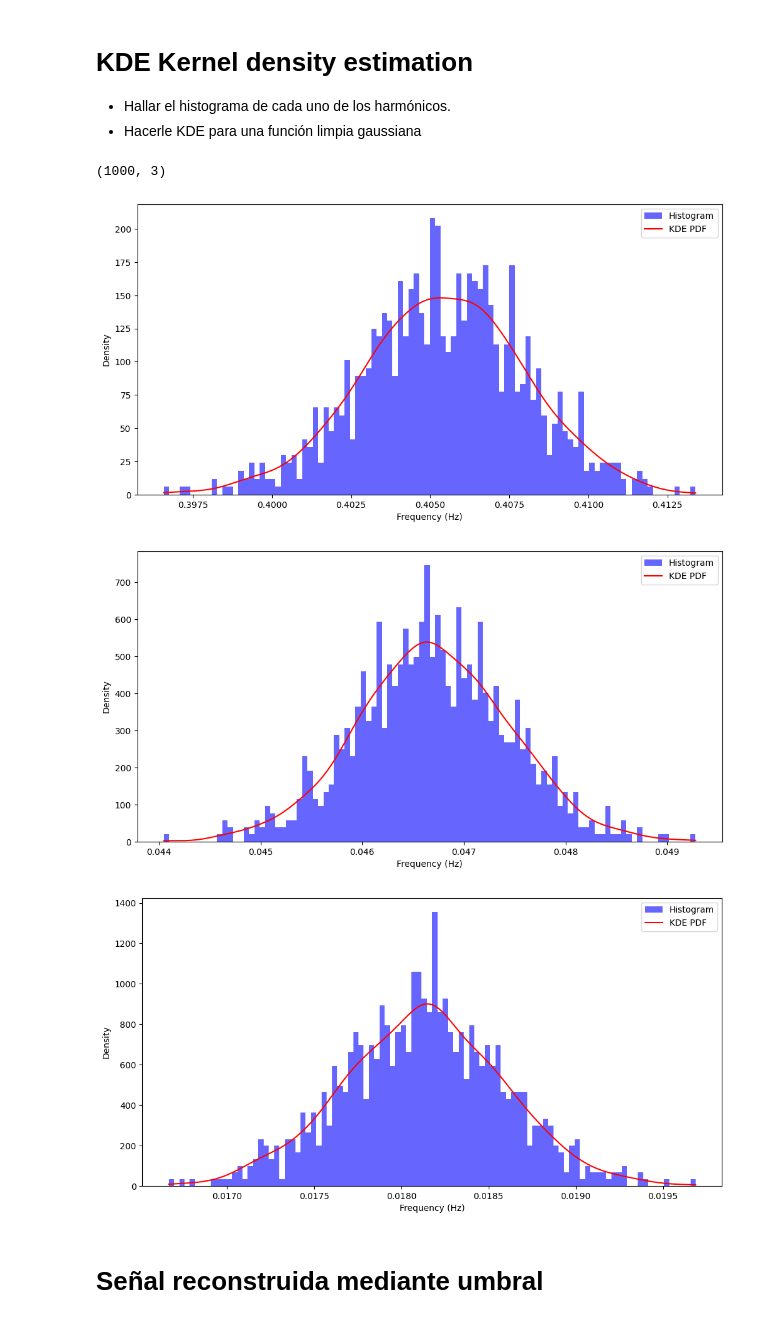
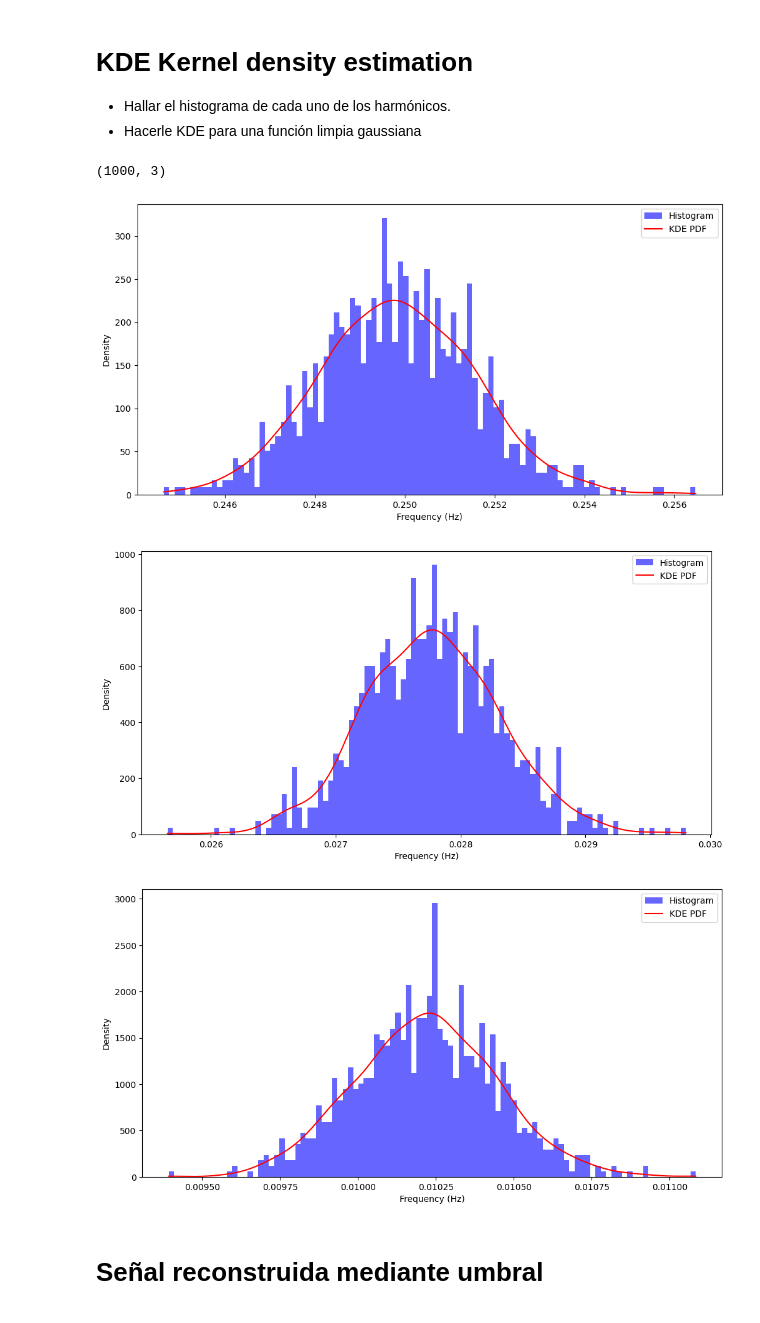
Before and after one commit to dramirezbe/Signal-theory, a Jupyter notebook: Random-signal-analysis/PSD_Estimation_arreglado.ipynb, the cells around one changed output. Saved outputs shown, nothing was run; the diff lists cells and outputs as text; code cells hidden in the pictures.

```diff
--- a/Random-signal-analysis/PSD_Estimation_arreglado.ipynb
+++ b/Random-signal-analysis/PSD_Estimation_arreglado.ipynb
@@ -39,12 +39,12 @@ def real_signal(t, wo):
     """x(t)"""
     return np.cos(wo*t) - (1/3)*np.sin(3*wo*t) + (1/5)*np.cos(5*wo*t)
 
-def welch_vector(X, fs, nperseg, window):
+def welch_vector(X, fs, nperseg, window, nfft):
     """Generar psd de la señal xi
        ventaneo hamming
        overlap del 25% de la vetana
     """
-    return sig.welch(X, fs, window=window, nperseg=nperseg, noverlap=int(nperseg*0.5))
+    return sig.welch(X, fs, window=window, nperseg=nperseg, noverlap=(nperseg//2), nfft=nfft)
 
 def matrix_data(t, wo, sigma, M):
     N = len(t)
@@ -54,26 +54,28 @@ def matrix_data(t, wo, sigma, M):
         X[i] = X_true + randomvector(N, sigma)  # Combinarla con ruido, meterla a la fila
     return X
 
-def matrix_psd(X, nperseg, window, fs):
-    M = X.shape[0]  # Número de señales
-    N = X.shape[1]
-    Psd_real = np.zeros((M, (nperseg//2)+1))  # Matriz para almacenar los PSD
+def matrix_psd(X, nperseg, window, fs, M, N, fn):
+
+    Psd_real = np.zeros((M, N))  # Matriz para almacenar los PSD
     for i in range(M):
-        f, psd = welch_vector(X[i], fs, nperseg, window)
+        f, psd = welch_vector(X[i], fs, nperseg, window, N*2-1)
         Psd_real[i] = psd
+
     return f, Psd_real
 
 # Parámetros
 N = 1024  # Longitud señal
 M = 1000  # Número de señales
-fo = 1  # 1Hz frecuencia
+fo = 10  # 1Hz frecuencia
 wo = 2*np.pi*fo
 sigma = 0.1  # Varianza
-t = np.linspace(0, 3, N)  # Vector de tiempo de 0 a 3 segundos
+t = np.linspace(0, 1, N)  # Vector de tiempo de 0 a 3 segundos
 fs = 1/(t[1]-t[0])  # Frecuencia de muestreo
+nperseg = N - 1
+fn = int(5*wo+20)
 
 # Generación de datos
 X = matrix_data(t, wo, sigma, M)
 
 # Cálculo de PSD para cada señal
-f, Psd_real = matrix_psd(X, 1024, 'blackmanharris', fs)
+f, Psd_real = matrix_psd(X, nperseg, 'blackmanharris', fs, M, N, fn)
@@ -118,10 +109,10 @@ model = Sequential([
     Dropout(0.5), #Dropout para no sobreajuste
     Dense(N//4, activation='elu'), # Capa oculta
     Dense(128, activation='relu'), #Capa oculta
-    Dense(nperseg//2 + 1) #Capa de salida
+    Dense(N) #Capa de salida
 ])
 
 model.compile(optimizer=Adam(learning_rate=0.0001), loss='mse', metrics=['accuracy']) #Optimizador adam,
 
-history = model.fit(X_train, y_train, epochs=50, validation_split=0.2)
+history = model.fit(X_train, y_train, epochs=40, validation_split=0.2)
 # %% [output]
@@ -225,7 +210,7 @@ plt.show()
 # %% [markdown]
 # Umbral adaptativo
 # %%
-def thresholding_harmonics(f, psd):
+def harmonics(f, psd):
 
     psd_mean = np.mean(psd)
 
@@ -240,13 +225,13 @@ def thresholding_harmonics(f, psd):
     return psd_mean, harm_f, harm_psd
 
 
-thres, harm_f, harm_psd = thresholding_harmonics(f, psd_pred[100])
+thres, harm_f, harm_psd = harmonics(f, psd_pred[100])
 
 plt.figure(figsize=(12,6))
 plt.semilogy(f, psd_pred[100], c='b')
 plt.semilogy(f, np.full(len(f), thres), c='r')
 plt.scatter(harm_f, harm_psd,  marker='x', c='g')
 
-plt.xlim([0,50])
+plt.xlim([0,75])
 plt.show()
 # %% [output]
@@ -259,30 +244,30 @@ plt.show()
 # %%
 n_harm = 3
 harmonics_vector = np.zeros((M, n_harm))
 
 for i in range(M):
-    thres, harm_f, harm_psd = thresholding_harmonics(f, psd_pred[i])
+    thres, harm_f, harm_psd = harmonics(f, psd_pred[i])
     harmonics_vector[i] = harm_psd
 
 print(harmonics_vector.shape)
 for i in range(n_harm):
 
     harmonic = harmonics_vector[:,i]
     kde = stats.gaussian_kde(harmonic)
     x = np.linspace(np.min(harmonic), np.max(harmonic), 1000)
     pdf = kde(x)
     plt.figure(figsize=(12, 6))
     plt.hist(harmonic, bins=100, density=True, alpha=0.6, color='b', label='Histogram')
     plt.plot(x, pdf, c='r', label='KDE PDF')
     plt.xlabel('Frequency (Hz)')
     plt.ylabel('Density')
     plt.legend()
     plt.show()
 # %% [output]
 (1000, 3)
-[figure, old version]
+[figure, new version]
-[figure, old version]
+[figure, new version]
-[figure, old version]
+[figure, new version]
 # %% [markdown]
 # Señal reconstruida mediante umbral
 # %%
```
Also changed, not shown: parts of 11 cells of this notebook, 1 other file.
